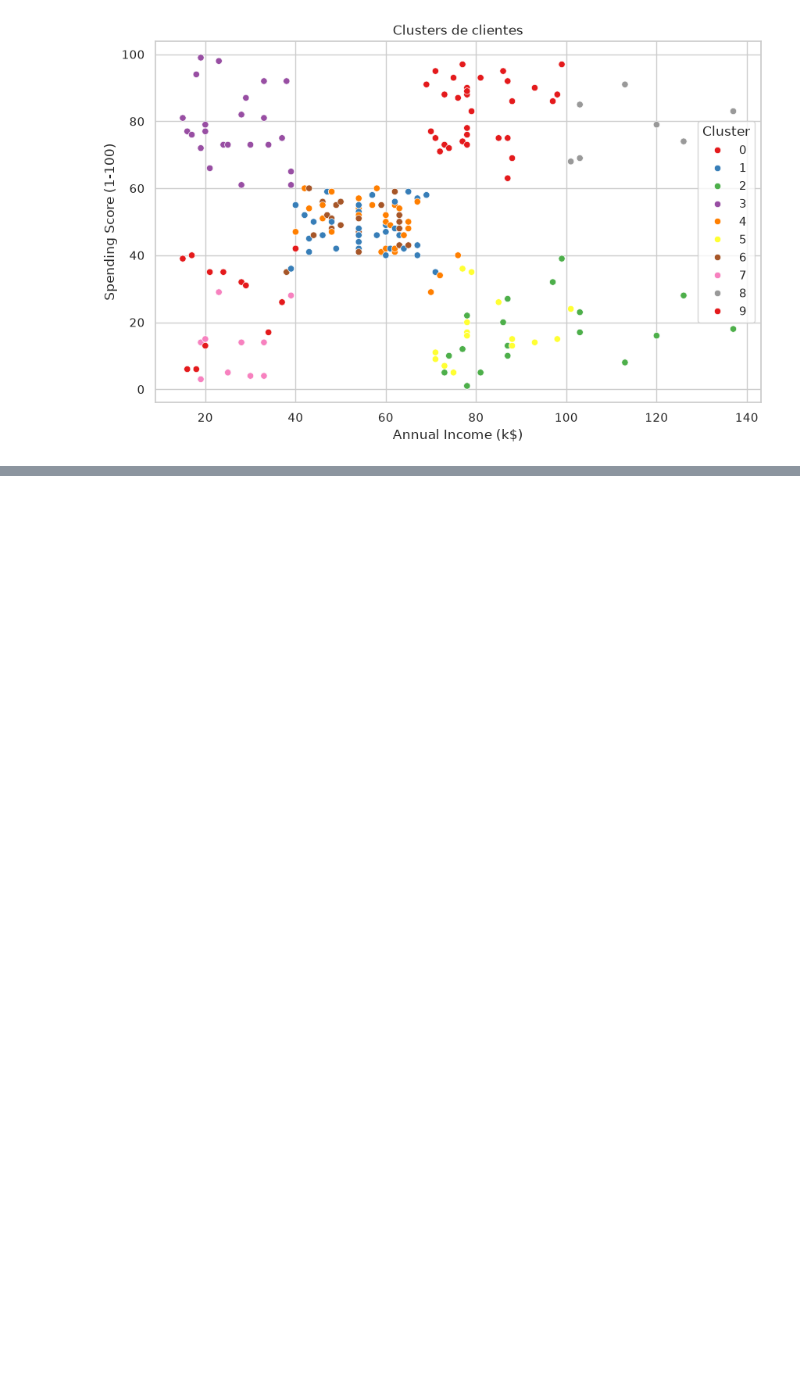
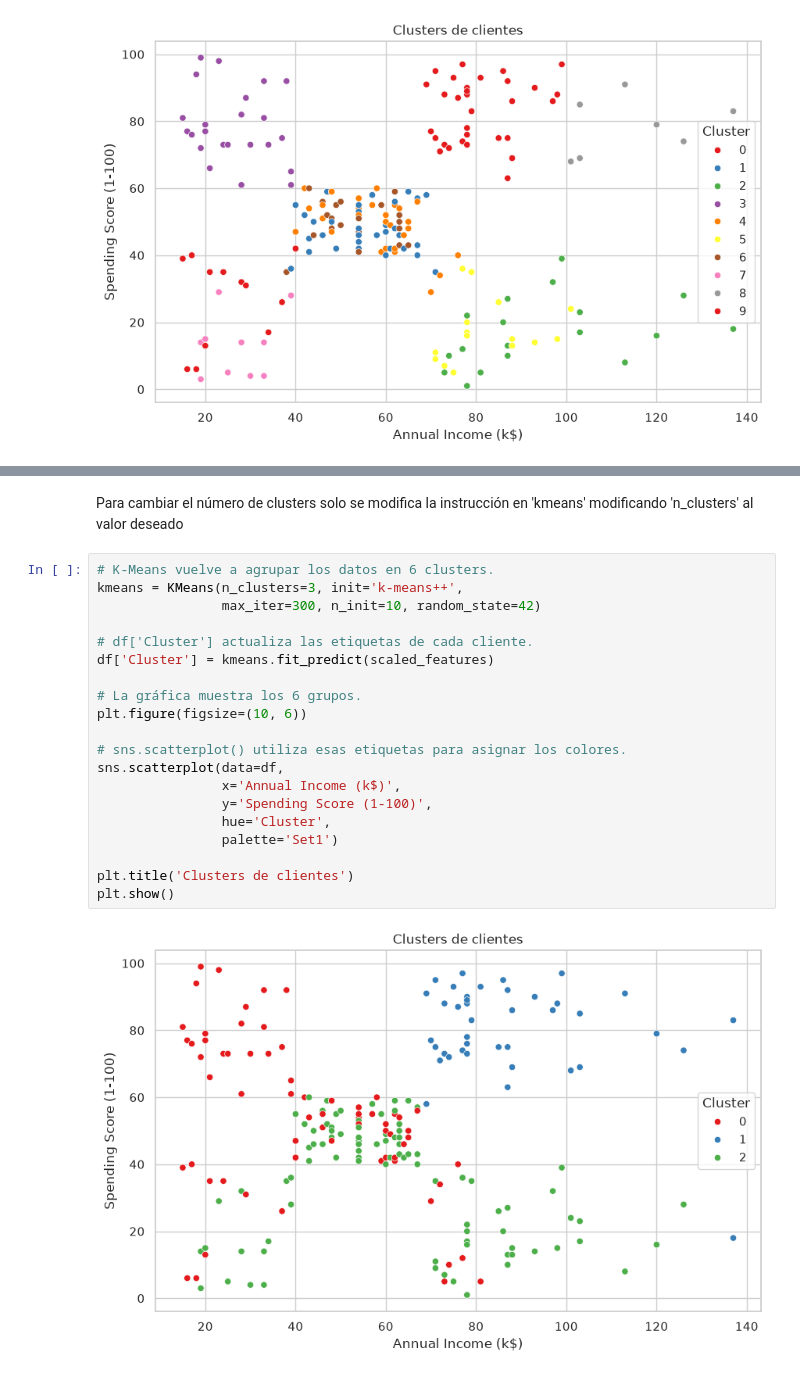
Before and after one commit to carlos2509029-ship-it/aprendizaje_NO_supervisado, a Jupyter notebook: EDA.ipynb, the cells around one changed output, grey strips where cells are left out. Drawn from its saved outputs; the diff is of its cells as text; blank space fills up the shorter version.

```diff
--- a/EDA.ipynb
+++ b/EDA.ipynb
@@ -253,0 +460,24 @@ plt.show()
+# %% [markdown]
+Para cambiar el número de clusters solo se modifica la instrucción en 'kmeans' modificando 'n_clusters' al valor deseado
+# %%
+# K-Means vuelve a agrupar los datos en 6 clusters.
+kmeans = KMeans(n_clusters=3, init='k-means++',
+                max_iter=300, n_init=10, random_state=42)
+
+# df['Cluster'] actualiza las etiquetas de cada cliente.
+df['Cluster'] = kmeans.fit_predict(scaled_features)
+
+# La gráfica muestra los 6 grupos.
+plt.figure(figsize=(10, 6))
+
+# sns.scatterplot() utiliza esas etiquetas para asignar los colores.
+sns.scatterplot(data=df,
+                x='Annual Income (k$)',
+                y='Spending Score (1-100)',
+                hue='Cluster',
+                palette='Set1')
+
+plt.title('Clusters de clientes')
+plt.show()
+# %% [output]
+[figure, added]
```
Also changed, not shown: parts of 38 cells of this notebook.
